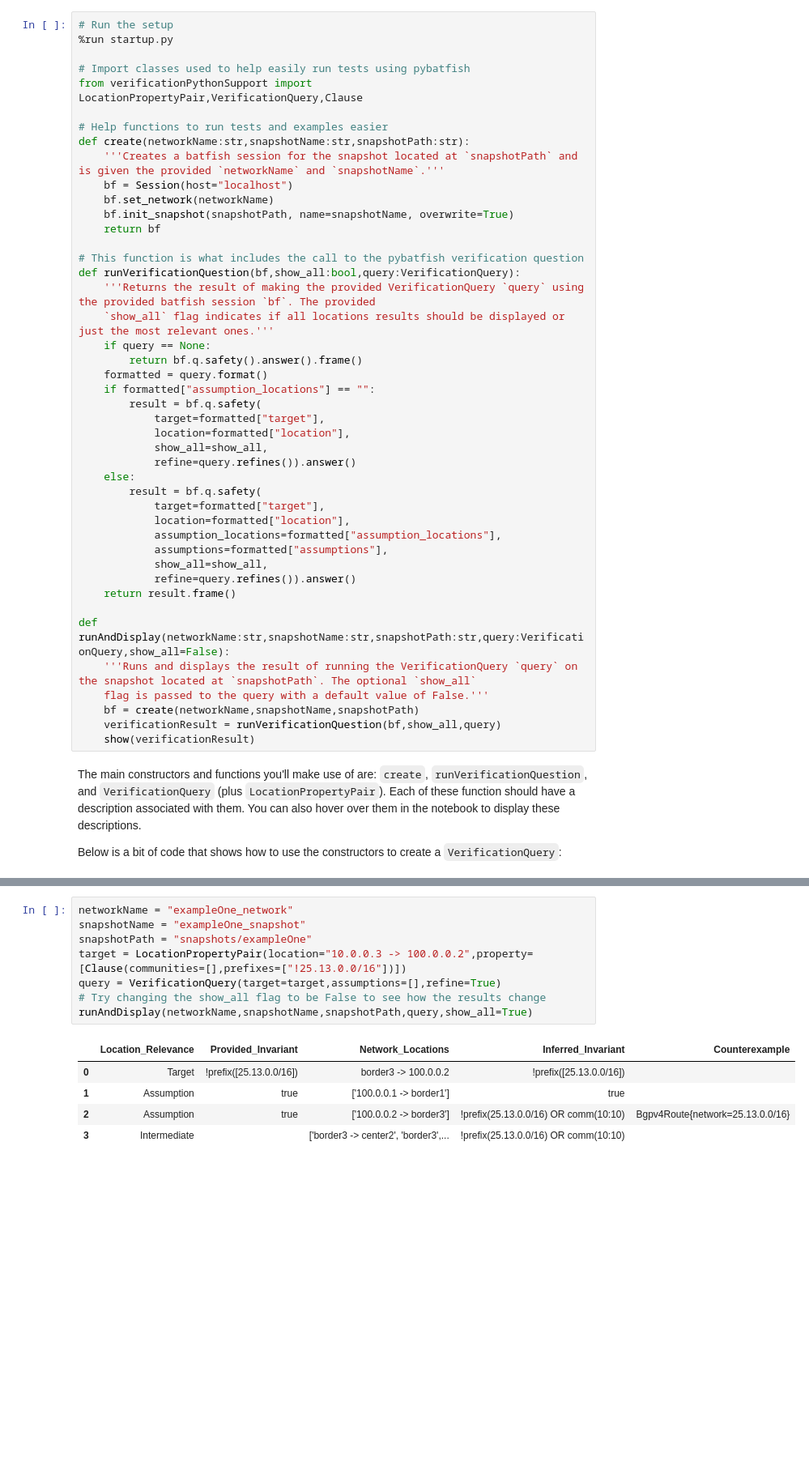
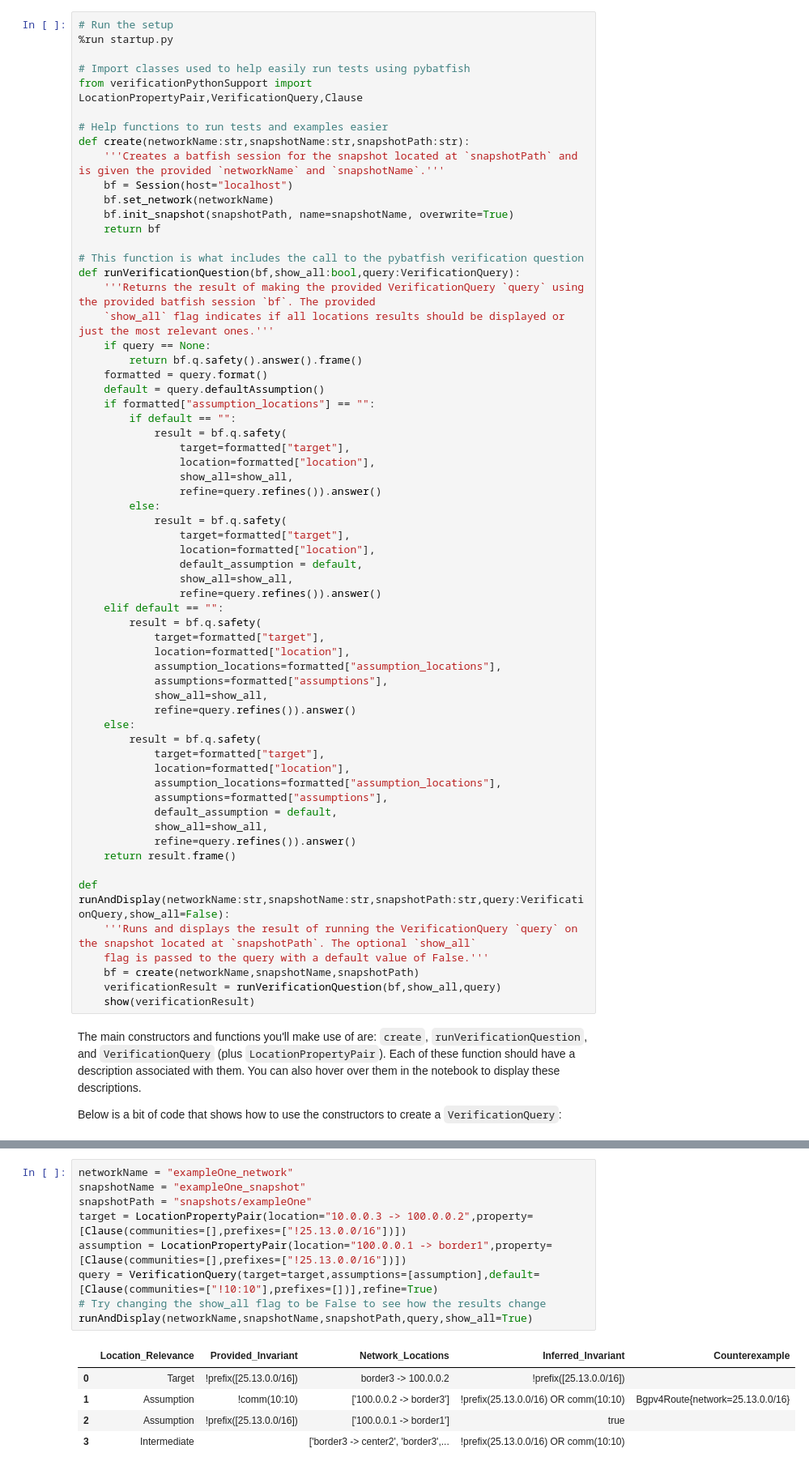
Before and after one commit to ana-brendel/batfish, a Jupyter notebook: verification/VerificationExamples.ipynb, the cells around one changed output, grey strips where cells are left out. Shown at 81% size. Drawn from its saved outputs; the diff is of its cells as text; blank space fills up the shorter version.

Commit message:
add default assumption to api

```diff
--- a/verification/VerificationExamples.ipynb
+++ b/verification/VerificationExamples.ipynb
@@ -68,10 +70,27 @@ def runVerificationQuestion(bf,show_all:bool,query:VerificationQuery):
     if query == None:
         return bf.q.safety().answer().frame()
     formatted = query.format()
+    default = query.defaultAssumption()
     if formatted["assumption_locations"] == "":
+        if default == "":
+            result = bf.q.safety(
+                target=formatted["target"],
+                location=formatted["location"],
+                show_all=show_all,
+                refine=query.refines()).answer()
+        else:
+            result = bf.q.safety(
+                target=formatted["target"],
+                location=formatted["location"],
+                default_assumption = default,
+                show_all=show_all,
+                refine=query.refines()).answer()
+    elif default == "":
         result = bf.q.safety(
             target=formatted["target"],
             location=formatted["location"],
+            assumption_locations=formatted["assumption_locations"],
+            assumptions=formatted["assumptions"],
             show_all=show_all,
             refine=query.refines()).answer()
     else:
@@ -80,6 +99,7 @@ def runVerificationQuestion(bf,show_all:bool,query:VerificationQuery):
             location=formatted["location"],
             assumption_locations=formatted["assumption_locations"],
             assumptions=formatted["assumptions"],
+            default_assumption = default,
             show_all=show_all,
             refine=query.refines()).answer()
     return result.frame()
@@ -113,16 +133,17 @@ This example is a simple three-node network which is shown below. The property t
 # %%
 networkName = "exampleOne_network"
 snapshotName = "exampleOne_snapshot"
 snapshotPath = "snapshots/exampleOne"
 target = LocationPropertyPair(location="10.0.0.3 -> 100.0.0.2",property=[Clause(communities=[],prefixes=["!25.13.0.0/16"])])
-query = VerificationQuery(target=target,assumptions=[],refine=True)
+assumption = LocationPropertyPair(location="100.0.0.1 -> border1",property=[Clause(communities=[],prefixes=["!25.13.0.0/16"])])
+query = VerificationQuery(target=target,assumptions=[assumption],default=[Clause(communities=["!10:10"],prefixes=[])],refine=True)
 # Try changing the show_all flag to be False to see how the results change
 runAndDisplay(networkName,snapshotName,snapshotPath,query,show_all=True)
 # %% [output]
 |  | Location_Relevance | Provided_Invariant | Network_Locations | Inferred_Invariant | Counterexample |
 | 0 | Target | !prefix([25.13.0.0/16]) | border3 -> 100.0.0.2 | !prefix([25.13.0.0/16]) |  |
-| 1 | Assumption | true | ['100.0.0.1 -> border1'] | true |  |
-| 2 | Assumption | true | ['100.0.0.2 -> border3'] | !prefix(25.13.0.0/16) OR comm(10:10) | Bgpv4Route{network=25.13.0.0/16} |
+| 1 | Assumption | !comm(10:10) | ['100.0.0.2 -> border3'] | !prefix(25.13.0.0/16) OR comm(10:10) | Bgpv4Route{network=25.13.0.0/16} |
+| 2 | Assumption | !prefix([25.13.0.0/16]) | ['100.0.0.1 -> border1'] | true |  |
 | 3 | Intermediate |  | ['border3 -> center2', 'border3',... | !prefix(25.13.0.0/16) OR comm(10:10) |  |
 # %% [markdown]
 The previous examples failed overall verification because even though the input edge from the ip address `100.0.0.1` infers the invariant true (implying an incoming traffic is ok), on the other end, we need to make sure that the prefix we are trying to avoid (`25.13.0.0/16`) doesn't come from the other outside incoming edge (`100.0.0.2 -> 10.0.0.3`).
```
Also changed, not shown: parts of 1 cell of this notebook, 5 other files.
